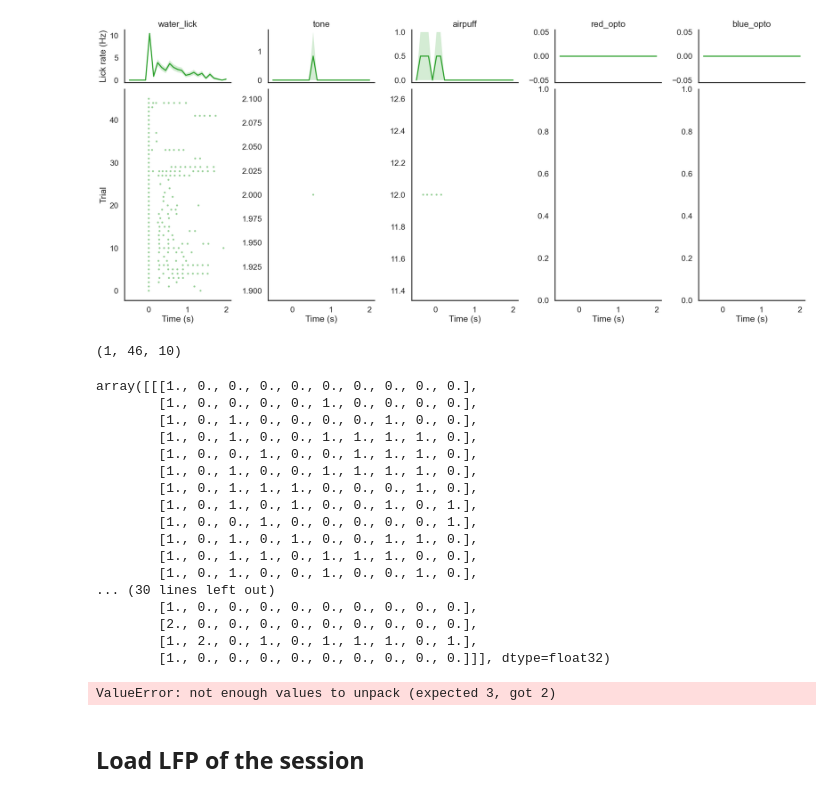
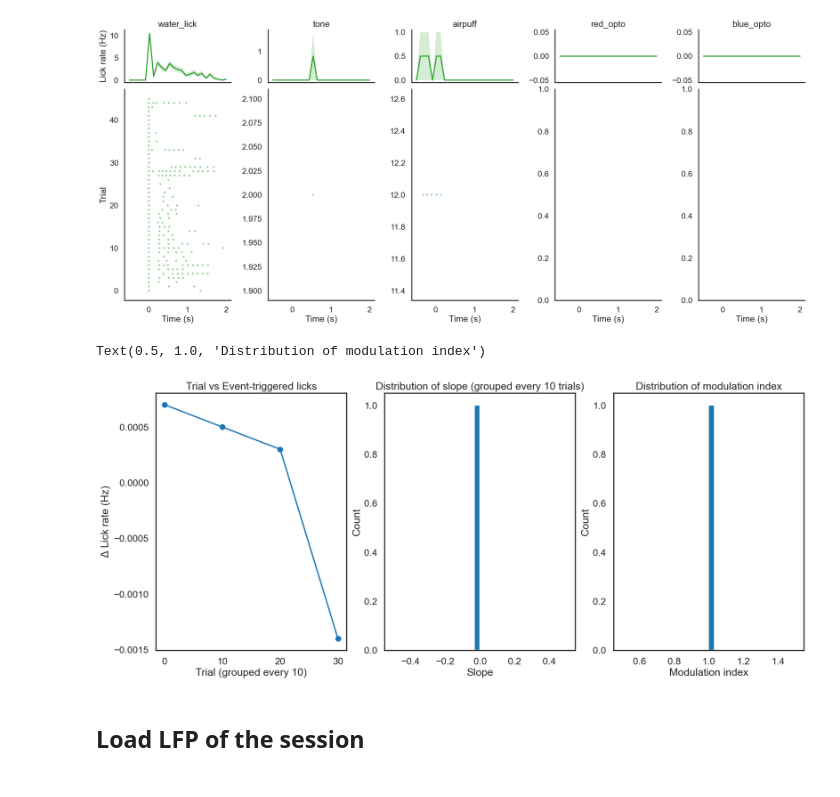
Before and after one commit to shunnnli/pyNeuroDAP, a Jupyter notebook: notebooks/Shun_analyze_sessions.ipynb, the cells around one changed output. Cells and saved outputs as stored; diff of their text form; code cells hidden in the pictures.

```diff
--- a/notebooks/Shun_analyze_sessions.ipynb
+++ b/notebooks/Shun_analyze_sessions.ipynb
@@ -893,35 +893,12 @@ bin_size_ms = 100
 time_range = (-1, 2)
 response_window_ms = (0, 1000)
 xaxis = ndap.get_time_axis(time_range=time_range, bin_size_ms=bin_size_ms)
-n_grouped_trials = 10
+
 lick_aligned = ndap.get_licks(lick_onsets, water_lick_onsets, time_range=time_range, bin_size_ms=bin_size_ms)
+# Add new dimension to lick_aligned
+lick_aligned['count'] = lick_aligned['count'][np.newaxis, :, :]
+lick_aligned['rate'] = lick_aligned['rate'][np.newaxis, :, :]
-# %%
-print(lick_responses.shape)
-lick_responses
-# %% [output]
-(1, 46, 10)
-array([[[1., 0., 0., 0., 0., 0., 0., 0., 0., 0.],
-        [1., 0., 0., 0., 0., 1., 0., 0., 0., 0.],
-        [1., 0., 1., 0., 0., 0., 0., 1., 0., 0.],
-        [1., 0., 1., 0., 0., 1., 1., 1., 1., 0.],
-        [1., 0., 0., 1., 0., 0., 1., 1., 1., 0.],
-        [1., 0., 1., 0., 0., 1., 1., 1., 1., 0.],
-        [1., 0., 1., 1., 1., 0., 0., 0., 1., 0.],
-        [1., 0., 1., 0., 1., 0., 0., 1., 0., 1.],
-        [1., 0., 0., 1., 0., 0., 0., 0., 0., 1.],
-        [1., 0., 1., 0., 1., 0., 0., 1., 1., 0.],
-        [1., 0., 1., 1., 0., 1., 1., 1., 0., 0.],
-        [1., 0., 1., 0., 0., 1., 0., 0., 1., 0.],
-... (30 lines left out)
-        [1., 0., 0., 0., 0., 0., 0., 0., 0., 0.],
-        [2., 0., 0., 0., 0., 0., 0., 0., 0., 0.],
-        [1., 2., 0., 1., 0., 1., 1., 1., 0., 1.],
-        [1., 0., 0., 0., 0., 0., 0., 0., 0., 0.]]], dtype=float32)
 # %%
-# Add new dimension to lick_aligned
-lick_aligned['count'] = lick_aligned['count'][np.newaxis, :, :]
-lick_aligned['rate'] = lick_aligned['rate'][np.newaxis, :, :]
-
 lick_responses = ndap.get_window(
     lick_aligned['count'],
     onset_time=0,
@@ -979,40 +956,40 @@ mod_results = ndap.get_event_modulation(
 
 # Plot trial responses like the same for spikes
 fig, axs = plt.subplots(1, 3, figsize=(20, 8))
 
 # Plot grouped event rates (averaged every n_grouped_trials)
-for i, unit_id in enumerate(good_unit_ids):
-    axs[0].plot(
-        np.arange(lick_rates_diff_grouped.shape[1]) * n_grouped_trials,
-        lick_rates_diff_grouped[i],
-        marker='o',
-    )
+axs[0].plot(
+    np.arange(lick_rates_diff_grouped.shape[1]) * n_grouped_trials,
+    lick_rates_diff_grouped[0],
+    marker='o',
+)
 axs[0].set_xlabel(f'Trial (grouped every {n_grouped_trials})')
 axs[0].set_ylabel(r'$\Delta$ Lick rate (Hz)')
 axs[0].set_title(f'Trial vs Event-triggered licks')
 
 # Plot distribution of slope (lick_rates_diff_grouped vs trial)
 finite_slopes = slopes[np.isfinite(slopes)]
 if finite_slopes.size > 0:
     axs[1].hist(finite_slopes, bins=30)
 else:
     axs[1].text(0.5, 0.5, 'No finite slopes', ha='center', va='center', transform=axs[1].transAxes)
 axs[1].set_xlabel('Slope')
 axs[1].set_ylabel('Count')
 axs[1].set_title(f'Distribution of slope (grouped every {n_grouped_trials} trials)')
 
 # Plot distribution of modulation index
 mod_index = np.asarray(mod_results['mod_index'])
 finite_mod_index = mod_index[np.isfinite(mod_index)]
 if finite_mod_index.size > 0:
     axs[2].hist(finite_mod_index, bins=30)
 else:
     axs[2].text(0.5, 0.5, 'No finite modulation indices', ha='center', va='center', transform=axs[2].transAxes)
 axs[2].set_xlabel('Modulation index')
 axs[2].set_ylabel('Count')
 axs[2].set_title(f'Distribution of modulation index')
 # %% [output]
-ValueError: not enough values to unpack (expected 3, got 2)
+Text(0.5, 1.0, 'Distribution of modulation index')
+[figure, added]
 # %% [markdown]
 ## Load LFP of the session
 # %%
```
Also changed, not shown: parts of 1 cell of this notebook, 1 other file.
